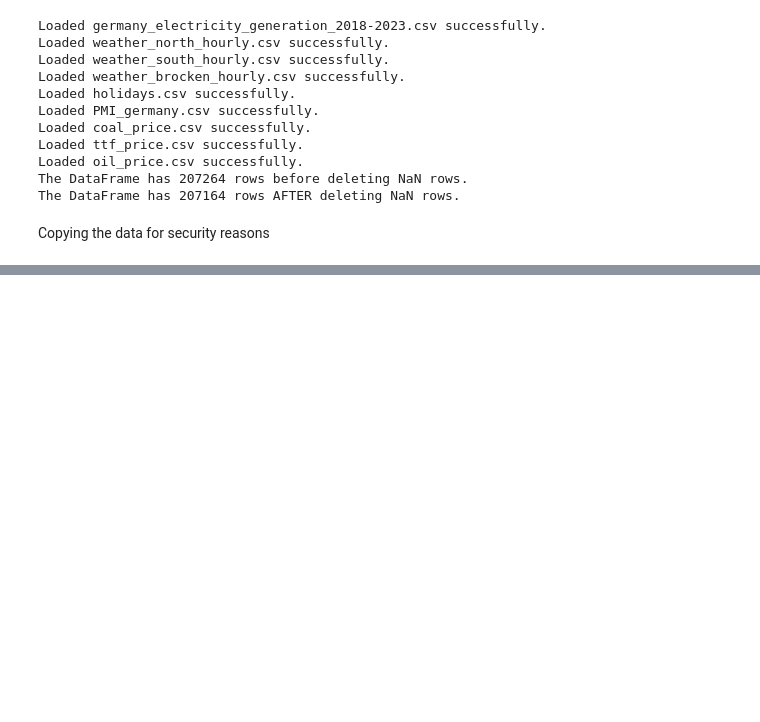
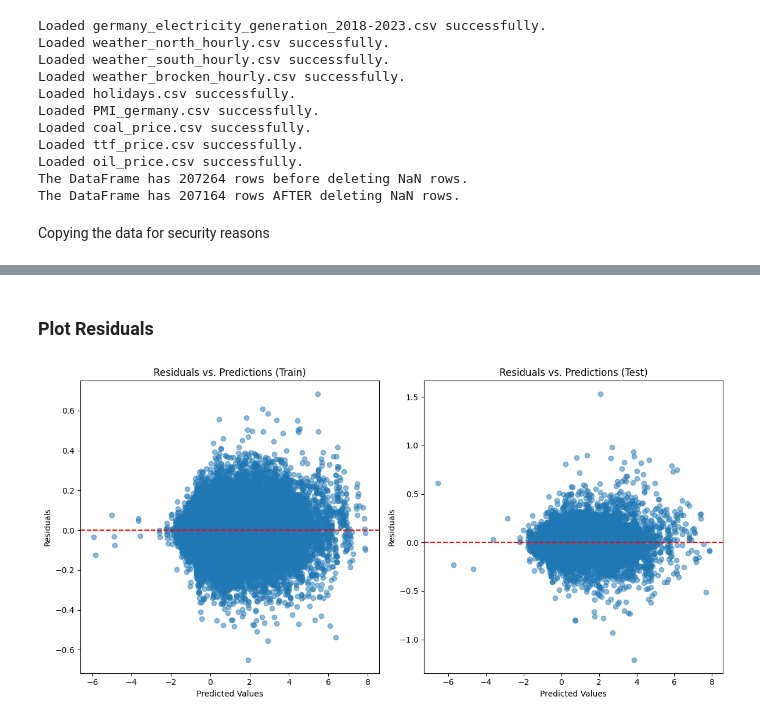
Before and after one commit to fabianzott/electricity_price_pred, a Jupyter notebook: main/ml/GBR_model_eval.ipynb, the cells around one changed output, grey strips where cells are left out. Drawn from its saved outputs; the diff is of its cells as text; code cells hidden in the pictures; blank space fills up the shorter version.

```diff
--- a/main/ml/GBR_model_eval.ipynb
+++ b/main/ml/GBR_model_eval.ipynb
@@ -65,0 +481,31 @@ Creating a cross corelation
+# %%
+# Predictions
+y_train_pred = best_gbm_model.predict(X_train)
+y_test_pred = best_gbm_model.predict(X_test)
+
+# Residuals
+train_residuals = y_train - y_train_pred
+test_residuals = y_test - y_test_pred
+# %% [markdown]
+### Plot Residuals
+# %%
+plt.figure(figsize=(12, 6))
+
+plt.subplot(1, 2, 1)
+plt.scatter(y_train_pred, train_residuals, alpha=0.5)
+plt.title('Residuals vs. Predictions (Train)')
+plt.xlabel('Predicted Values')
+plt.ylabel('Residuals')
+plt.axhline(y=0, color='r', linestyle='--')
+
+plt.subplot(1, 2, 2)
+plt.scatter(y_test_pred, test_residuals, alpha=0.5)
+plt.title('Residuals vs. Predictions (Test)')
+plt.xlabel('Predicted Values')
+plt.ylabel('Residuals')
+plt.axhline(y=0, color='r', linestyle='--')
+
+plt.tight_layout()
+plt.show()
+# %% [output]
+[figure, added]
```
Also changed, not shown: parts of 47 cells of this notebook.
